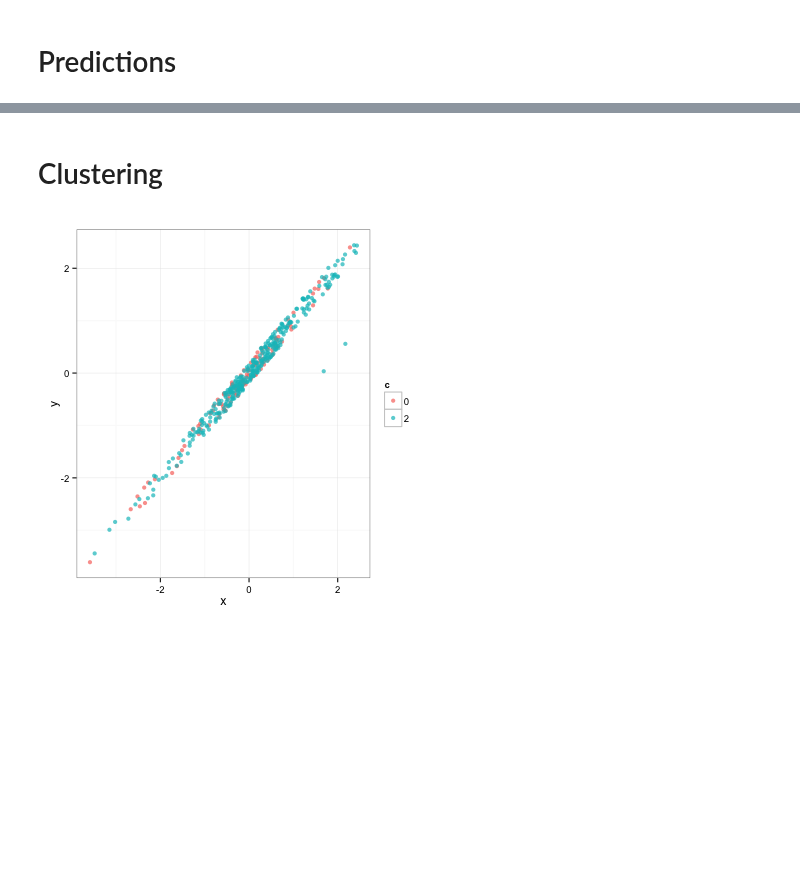
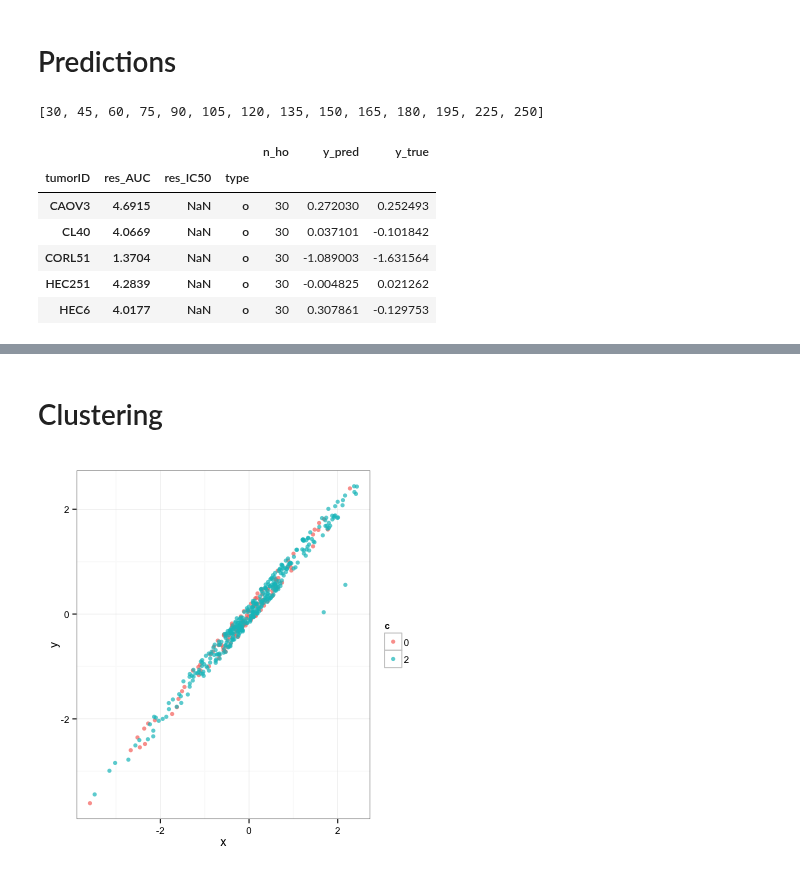
Before and after one commit to eric-czech/portfolio, a Jupyter notebook: demonstrative/python/notebooks/meetups/genomics_analytics/1_data_modeling.ipynb, the cells around one changed output, grey strips where cells are left out. Saved outputs shown, nothing was run; the diff lists cells and outputs as text; code cells hidden in the pictures; blank space fills up the shorter version.

```diff
--- a/demonstrative/python/notebooks/meetups/genomics_analytics/1_data_modeling.ipynb
+++ b/demonstrative/python/notebooks/meetups/genomics_analytics/1_data_modeling.ipynb
@@ -229,0 +237,23 @@ ens.fit(X, y)
+# %%
+n_hos = list(np.arange(30, 196, 15)) + [225, 250]
+n_hos
+# %% [output]
+[30, 45, 60, 75, 90, 105, 120, 135, 150, 165, 180, 195, 225, 250]
+# %%
+n_hos = list(np.arange(30, 196, 15)) + [225, 250, 275, 300]
+#n_hos = [180]
+res = []
+for n_ho in n_hos:
+    y_pred, y_true = get_results(n_ho)
+    res.append(pd.DataFrame({'n_ho': np.repeat(n_ho, len(y_pred)), 'y_pred': y_pred, 'y_true': y_true}))
+import functools
+res = functools.reduce(pd.DataFrame.append, res)
+res.head()
+# %% [output]
+|  |  |  |  | n_ho | y_pred | y_true |
+| tumorID | res_AUC | res_IC50 | type |  |  |  |
+| CAOV3 | 4.6915 | NaN | o | 30 | 0.272030 | 0.252493 |
+| CL40 | 4.0669 | NaN | o | 30 | 0.037101 | -0.101842 |
+| CORL51 | 1.3704 | NaN | o | 30 | -1.089003 | -1.631564 |
+| HEC251 | 4.2839 | NaN | o | 30 | -0.004825 | 0.021262 |
+| HEC6 | 4.0177 | NaN | o | 30 | 0.307861 | -0.129753 |
```
Also changed, not shown: parts of 13 cells of this notebook, 7 other files.
